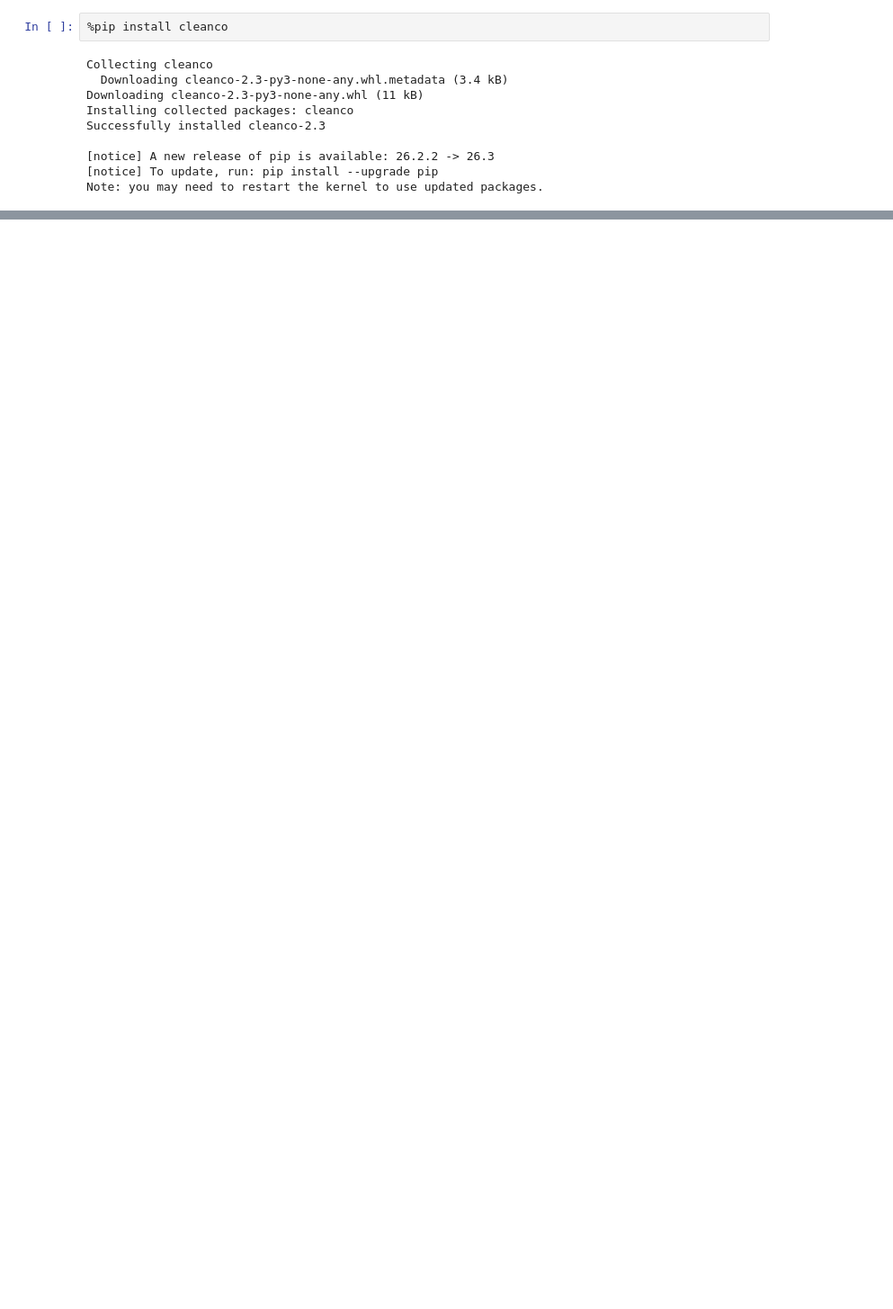
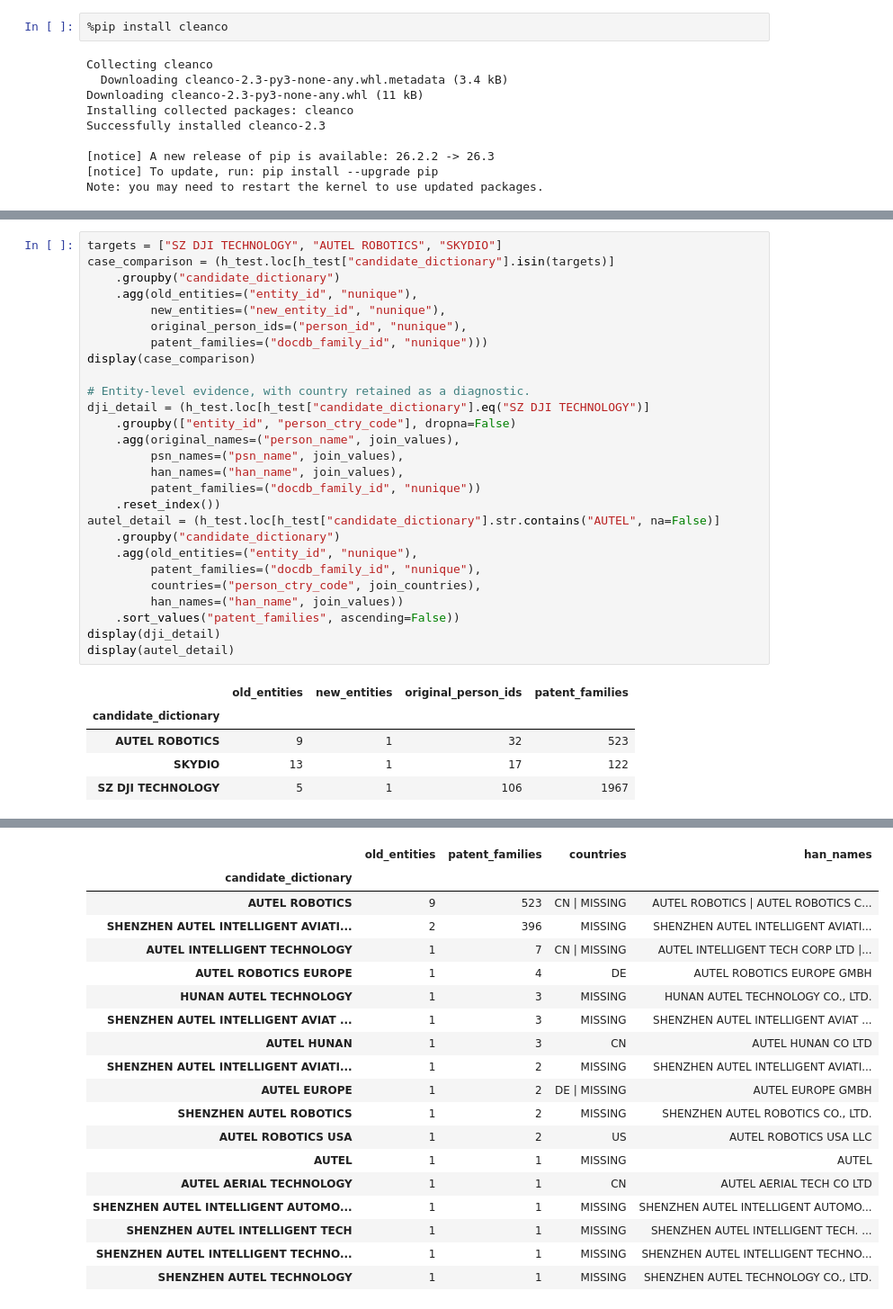
Before and after one commit to RikyPoz/flying-drones-patent-analytics, a Jupyter notebook: Step0/3b-NameHarmonization.ipynb, the cells around one changed output, grey strips where cells are left out. Shown at 90% size. Cells and saved outputs as stored; diff of their text form; blank space fills up the shorter version.

```diff
--- a/Step0/3b-NameHarmonization.ipynb
+++ b/Step0/3b-NameHarmonization.ipynb
@@ -854,0 +378,33 @@ The PSN, dictionary, and Cleanco comparisons remain the same. The alias-review o
+# %%
+targets = ["SZ DJI TECHNOLOGY", "AUTEL ROBOTICS", "SKYDIO"]
+case_comparison = (h_test.loc[h_test["candidate_dictionary"].isin(targets)]
+    .groupby("candidate_dictionary")
+    .agg(old_entities=("entity_id", "nunique"),
+         new_entities=("new_entity_id", "nunique"),
+         original_person_ids=("person_id", "nunique"),
+         patent_families=("docdb_family_id", "nunique")))
+display(case_comparison)
+
+# Entity-level evidence, with country retained as a diagnostic.
+dji_detail = (h_test.loc[h_test["candidate_dictionary"].eq("SZ DJI TECHNOLOGY")]
+    .groupby(["entity_id", "person_ctry_code"], dropna=False)
+    .agg(original_names=("person_name", join_values),
+         psn_names=("psn_name", join_values),
+         han_names=("han_name", join_values),
+         patent_families=("docdb_family_id", "nunique"))
+    .reset_index())
+autel_detail = (h_test.loc[h_test["candidate_dictionary"].str.contains("AUTEL", na=False)]
+    .groupby("candidate_dictionary")
+    .agg(old_entities=("entity_id", "nunique"),
+         patent_families=("docdb_family_id", "nunique"),
+         countries=("person_ctry_code", join_countries),
+         han_names=("han_name", join_values))
+    .sort_values("patent_families", ascending=False))
+display(dji_detail)
+display(autel_detail)
+# %% [output]
+|  | old_entities | new_entities | original_person_ids | patent_families |
+| candidate_dictionary |  |  |  |  |
+| AUTEL ROBOTICS | 9 | 1 | 32 | 523 |
+| SKYDIO | 13 | 1 | 17 | 122 |
+| SZ DJI TECHNOLOGY | 5 | 1 | 106 | 1967 |
@@ -854,0 +420,19 @@ The PSN, dictionary, and Cleanco comparisons remain the same. The alias-review o
+|  | old_entities | patent_families | countries | han_names |
+| candidate_dictionary |  |  |  |  |
+| AUTEL ROBOTICS | 9 | 523 | CN | MISSING | AUTEL ROBOTICS | AUTEL ROBOTICS C... |
+| SHENZHEN AUTEL INTELLIGENT AVIATI... | 2 | 396 | MISSING | SHENZHEN AUTEL INTELLIGENT AVIATI... |
+| AUTEL INTELLIGENT TECHNOLOGY | 1 | 7 | CN | MISSING | AUTEL INTELLIGENT TECH CORP LTD |... |
+| AUTEL ROBOTICS EUROPE | 1 | 4 | DE | AUTEL ROBOTICS EUROPE GMBH |
+| HUNAN AUTEL TECHNOLOGY | 1 | 3 | MISSING | HUNAN AUTEL TECHNOLOGY CO., LTD. |
+| SHENZHEN AUTEL INTELLIGENT AVIAT ... | 1 | 3 | MISSING | SHENZHEN AUTEL INTELLIGENT AVIAT ... |
+| AUTEL HUNAN | 1 | 3 | CN | AUTEL HUNAN CO LTD |
+| SHENZHEN AUTEL INTELLIGENT AVIATI... | 1 | 2 | MISSING | SHENZHEN AUTEL INTELLIGENT AVIATI... |
+| AUTEL EUROPE | 1 | 2 | DE | MISSING | AUTEL EUROPE GMBH |
+| SHENZHEN AUTEL ROBOTICS | 1 | 2 | MISSING | SHENZHEN AUTEL ROBOTICS CO., LTD. |
+| AUTEL ROBOTICS USA | 1 | 2 | US | AUTEL ROBOTICS USA LLC |
+| AUTEL | 1 | 1 | MISSING | AUTEL |
+| AUTEL AERIAL TECHNOLOGY | 1 | 1 | CN | AUTEL AERIAL TECH CO LTD |
+| SHENZHEN AUTEL INTELLIGENT AUTOMO... | 1 | 1 | MISSING | SHENZHEN AUTEL INTELLIGENT AUTOMO... |
+| SHENZHEN AUTEL INTELLIGENT TECH | 1 | 1 | MISSING | SHENZHEN AUTEL INTELLIGENT TECH. ... |
+| SHENZHEN AUTEL INTELLIGENT TECHNO... | 1 | 1 | MISSING | SHENZHEN AUTEL INTELLIGENT TECHNO... |
+| SHENZHEN AUTEL TECHNOLOGY | 1 | 1 | MISSING | SHENZHEN AUTEL TECHNOLOGY CO., LTD. |
```
Also changed, not shown: parts of 37 cells of this notebook.
